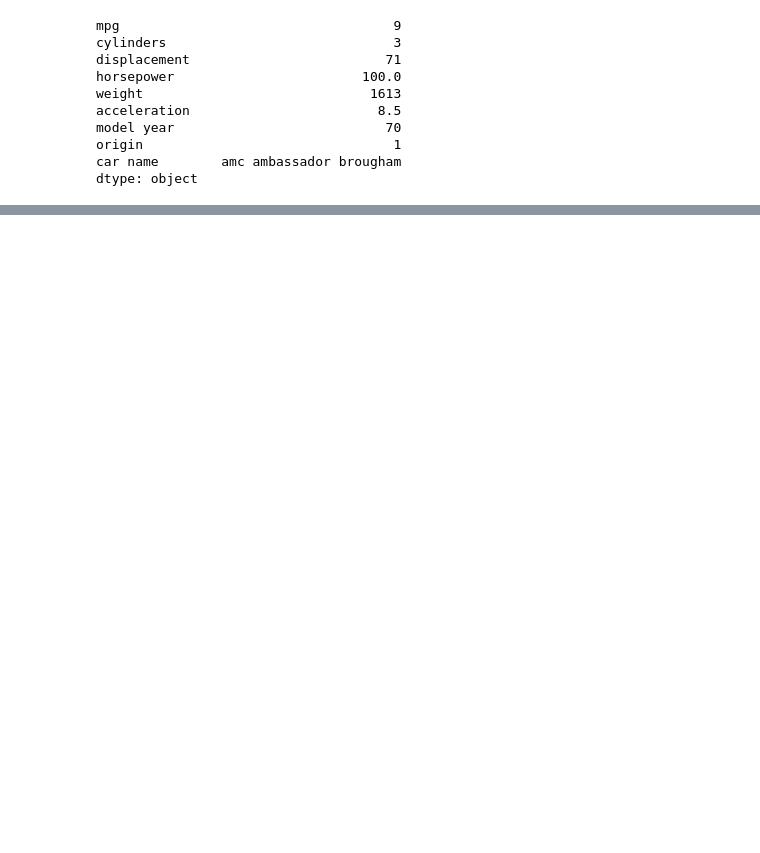
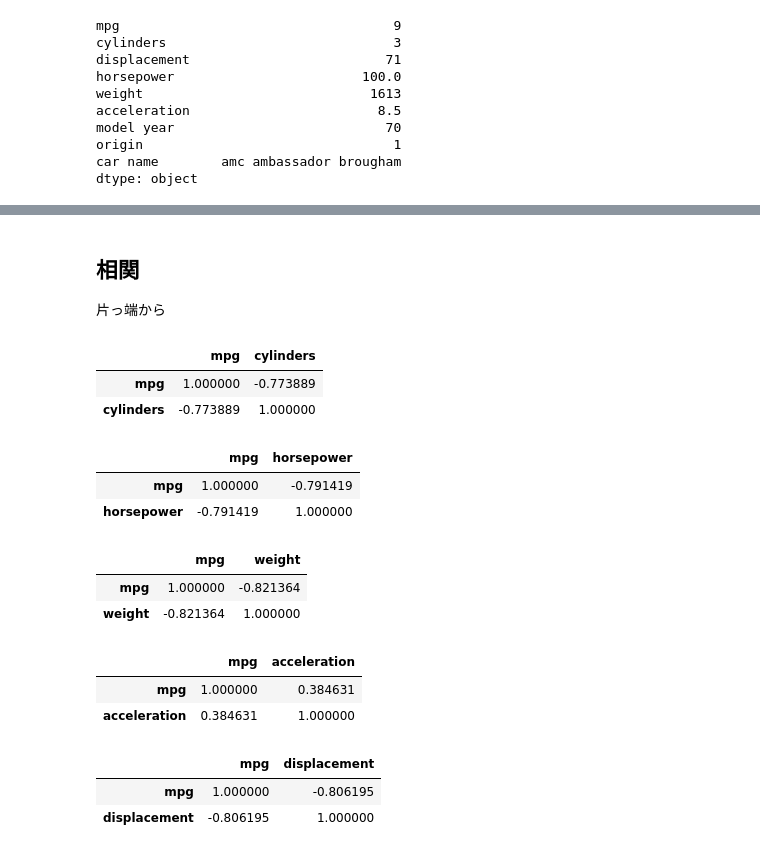
Before and after one commit to huginn-9157/TIL, a Jupyter notebook: Python/Signate_practice1.ipynb, the cells around one changed output, grey strips where cells are left out. Cells and saved outputs as stored; diff of their text form; code cells hidden in the pictures; blank space fills up the shorter version.

```diff
--- a/Python/Signate_practice1.ipynb
+++ b/Python/Signate_practice1.ipynb
@@ -136,0 +199,4 @@ dtype: object
+# %% [markdown]
+## 相関
+
+片っ端から
@@ -136,0 +211,35 @@ dtype: object
+# %%
+# km/l と シリンダー
+df[['mpg', 'cylinders']].corr()
+# %% [output]
+|  | mpg | cylinders |
+| mpg | 1.000000 | -0.773889 |
+| cylinders | -0.773889 | 1.000000 |
+# %%
+# km/l と 馬力
+df[['mpg', 'horsepower']].corr()
+# %% [output]
+|  | mpg | horsepower |
+| mpg | 1.000000 | -0.791419 |
+| horsepower | -0.791419 | 1.000000 |
+# %%
+# km/l と 重さ
+df[['mpg', 'weight']].corr()
+# %% [output]
+|  | mpg | weight |
+| mpg | 1.000000 | -0.821364 |
+| weight | -0.821364 | 1.000000 |
+# %%
+# km/l と 加速度
+df[['mpg', 'acceleration']].corr()
+# %% [output]
+|  | mpg | acceleration |
+| mpg | 1.000000 | 0.384631 |
+| acceleration | 0.384631 | 1.000000 |
+# %%
+# km/l と 排気量
+df[['mpg', 'displacement']].corr()
+# %% [output]
+|  | mpg | displacement |
+| mpg | 1.000000 | -0.806195 |
+| displacement | -0.806195 | 1.000000 |
```
Also changed, not shown: parts of 14 cells of this notebook, 3 other files.
